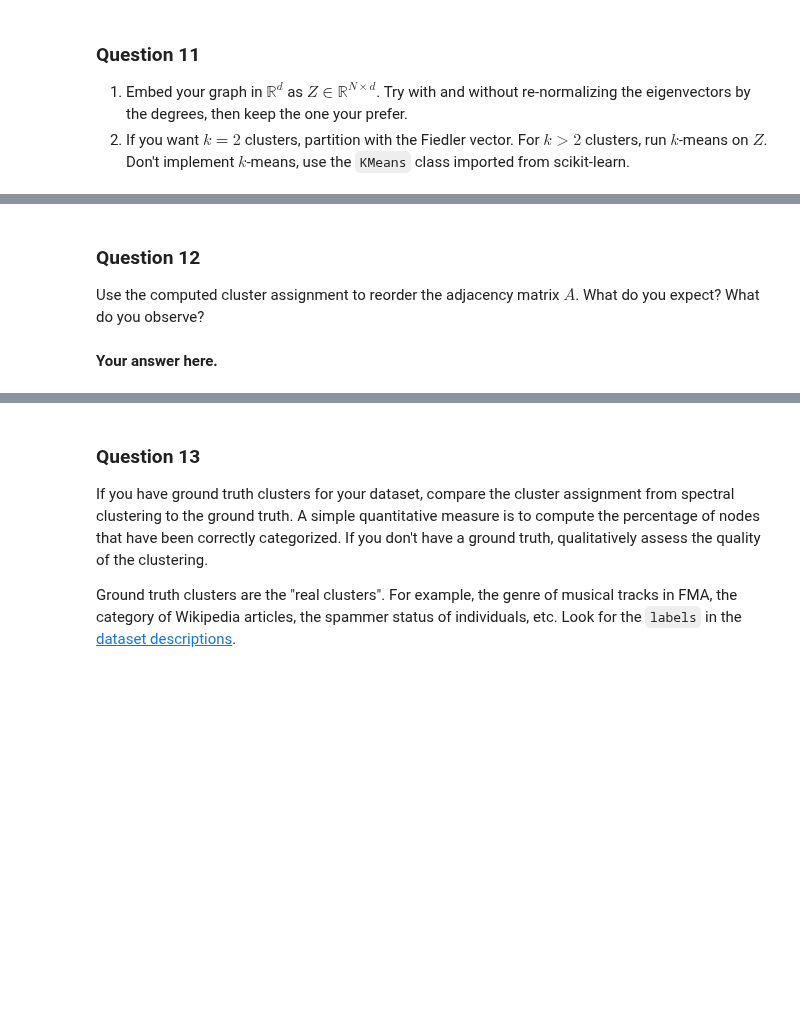
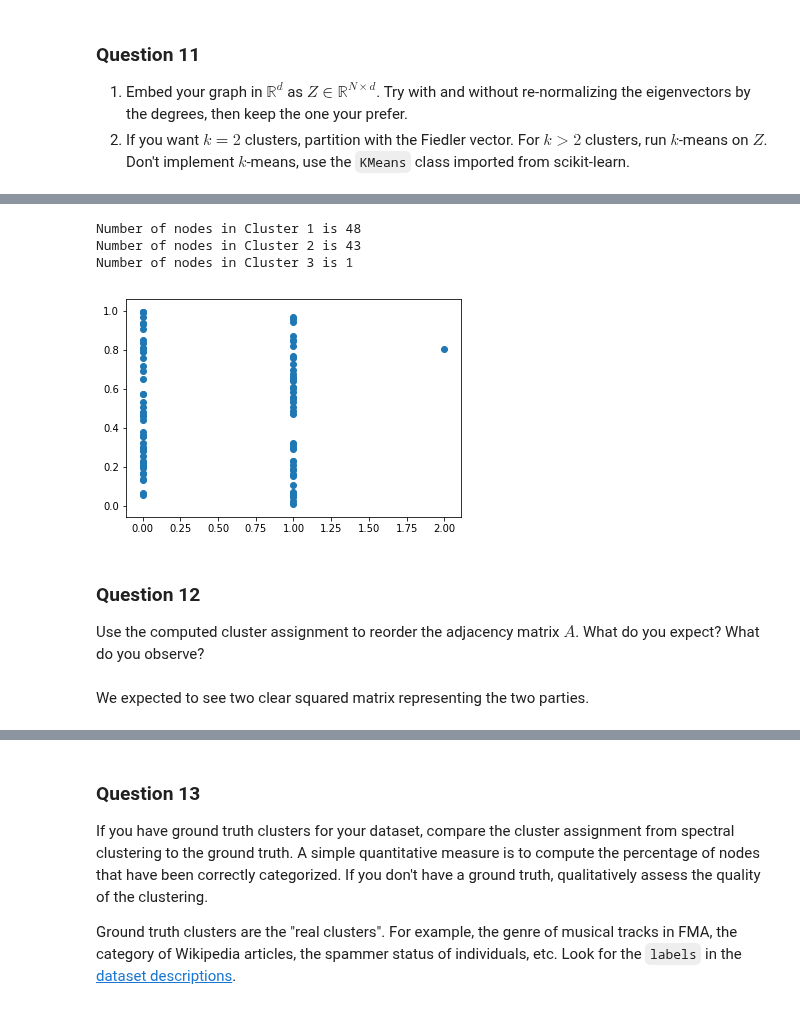
Before and after one commit to lkiel/US-Senators, a Jupyter notebook: milestones/3_spectral_graph_theory.ipynb, the cells around one changed output, grey strips where cells are left out. Drawn from its saved outputs; the diff is of its cells as text; code cells hidden in the pictures; blank space fills up the shorter version.

```diff
--- a/milestones/3_spectral_graph_theory.ipynb
+++ b/milestones/3_spectral_graph_theory.ipynb
@@ -309,9 +302,3 @@ assuming that we have 2 distinct groups of republican and democrats, we should t
 1. Embed your graph in $\mathbb{R}^d$ as $Z \in \mathbb{R}^{N \times d}$.
    Try with and without re-normalizing the eigenvectors by the degrees, then keep the one your prefer.
 1. If you want $k=2$ clusters, partition with the Fiedler vector. For $k > 2$ clusters, run $k$-means on $Z$. Don't implement $k$-means, use the `KMeans` class imported from scikit-learn.
-# %%
-# Your code here.
-def gen_kmeans(n_clusters,n_features,data,random_state):
-    data = data[:,-1*n_features:]
-    means = KMeans(n_clusters=n_clusters, random_state=0).fit(data)
-    return means.labels_
@@ -318,3 +327,22 @@ def gen_kmeans(n_clusters,n_features,data,random_state):
+# %%
+embedding_spectral = embed(laplacian.todense(),5)
+k = 3
+
+def gen_kmeans(k,eigenvectors,random_state = 42):
+    means = KMeans(n_clusters=k, random_state=random_state).fit(eigenvectors)
+    return means.labels_
+
+clusters = gen_kmeans(k,embedding_spectral)
+# %%
+plt.scatter(clusters,np.random.rand(n_nodes))
+
+for i in range(k):
+    print('Number of nodes in Cluster {} is {}'.format(i+1,clusters[clusters==i].shape[0]))
+# %% [output]
+Number of nodes in Cluster 1 is 48
+Number of nodes in Cluster 2 is 43
+Number of nodes in Cluster 3 is 1
+[figure, added]
 # %% [markdown]
 ### Question 12
 
@@ -325,2 +351,2 @@ What do you expect? What do you observe?
-# %% [markdown]
-**Your answer here.**
+# %% [markdown]
+We expected to see two clear squared matrix representing the two parties.
```
Also changed, not shown: parts of 24 cells of this notebook.
